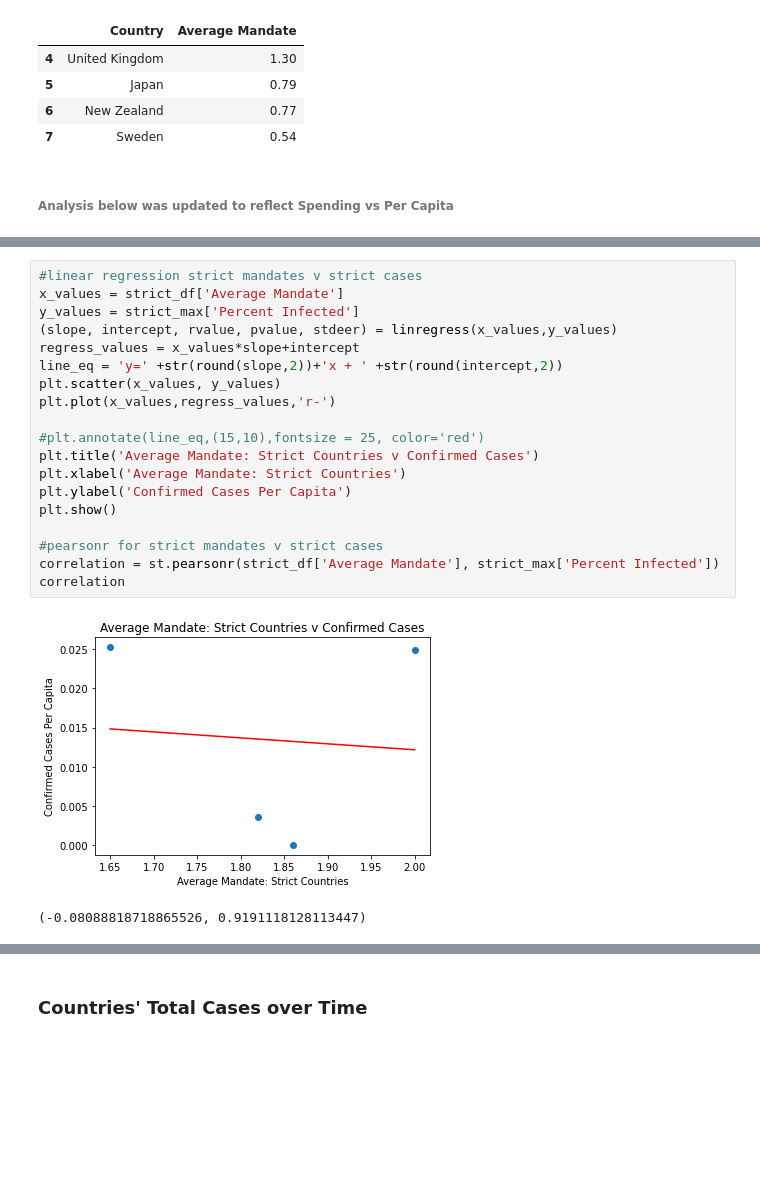
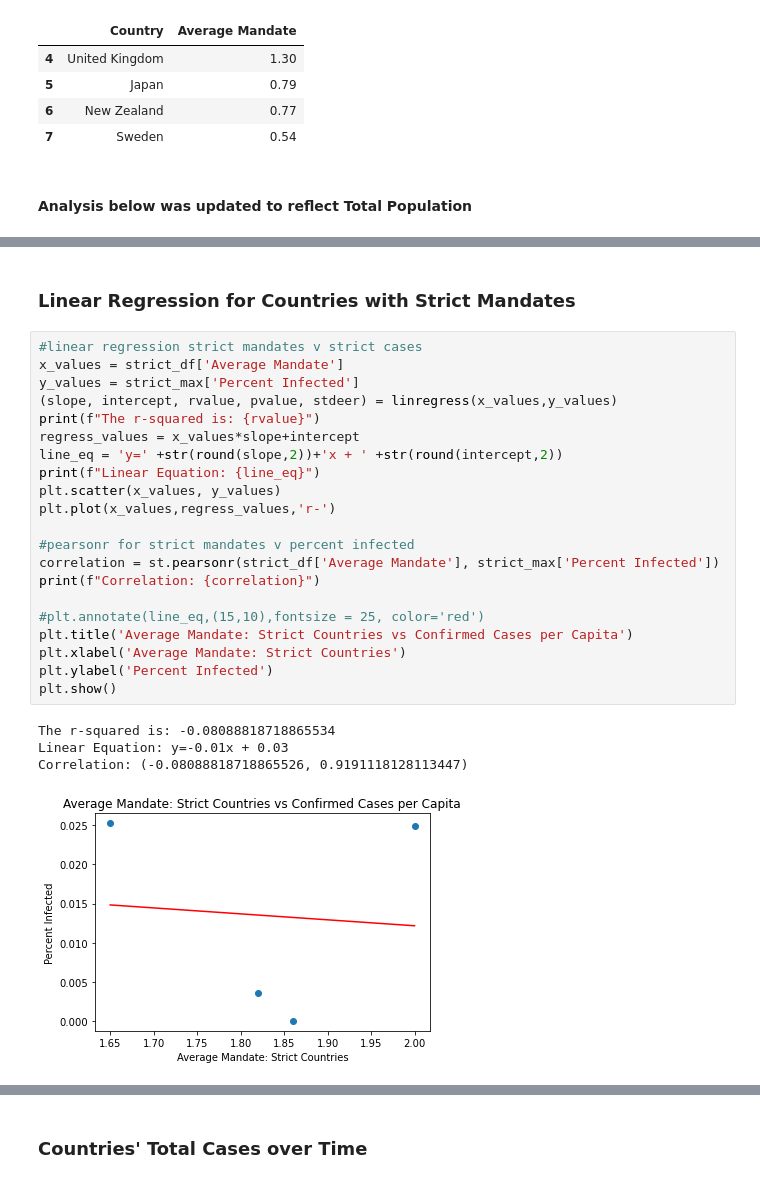
Before and after one commit to leslievazquez/Project_1, a Jupyter notebook: Data_Analysis_Notebook.ipynb, the cells around one changed output, grey strips where cells are left out. Cells and saved outputs as stored; diff of their text form; blank space fills up the shorter version.

```diff
--- a/Data_Analysis_Notebook.ipynb
+++ b/Data_Analysis_Notebook.ipynb
@@ -292,7 +292,7 @@ lax_df
 | 6 | New Zealand | 0.77 |
 | 7 | Sweden | 0.54 |
 # %% [markdown]
-###### Analysis below was updated to reflect Spending vs Per Capita
+#### Analysis below was updated to reflect Total Population
 # %%
 #The values below are from "worldometers.info"
 # Total populations as of Jan 1, 2020.
@@ -354,28 +354,34 @@ lax_max.style.format({"Percent Infected":"{:,.2%}", "Percent Deceased":"{:,.2%}"
 | 1502 | Japan | 2020-10-22 00:00:00 | 94524 | 1685 | 4822233 | 1.96% | ... |
 | 1800 | New Zealand | 2020-10-22 00:00:00 | 1558 | 25 | 10151866 | 0.02% | ... |
 | 2106 | Sweden | 2020-10-22 00:00:00 | 109326 | 5917 | 66575226 | 0.16% | ... |
+# %% [markdown]
+### Linear Regression for Countries with Strict Mandates
 # %%
 #linear regression strict mandates v strict cases
 x_values = strict_df['Average Mandate']
 y_values = strict_max['Percent Infected']
 (slope, intercept, rvalue, pvalue, stdeer) = linregress(x_values,y_values)
+print(f"The r-squared is: {rvalue}")
 regress_values = x_values*slope+intercept
 line_eq = 'y=' +str(round(slope,2))+'x + ' +str(round(intercept,2))
+print(f"Linear Equation: {line_eq}")
 plt.scatter(x_values, y_values)
 plt.plot(x_values,regress_values,'r-')
 
+#pearsonr for strict mandates v percent infected
+correlation = st.pearsonr(strict_df['Average Mandate'], strict_max['Percent Infected'])
+print(f"Correlation: {correlation}")
+
 #plt.annotate(line_eq,(15,10),fontsize = 25, color='red')
-plt.title('Average Mandate: Strict Countries v Confirmed Cases')
+plt.title('Average Mandate: Strict Countries vs Confirmed Cases per Capita')
 plt.xlabel('Average Mandate: Strict Countries')
-plt.ylabel('Confirmed Cases Per Capita')
+plt.ylabel('Percent Infected')
 plt.show()
-
-#pearsonr for strict mandates v strict cases
-correlation = st.pearsonr(strict_df['Average Mandate'], strict_max['Percent Infected'])
-correlation
 # %% [output]
+The r-squared is: -0.08088818718865534
+Linear Equation: y=-0.01x + 0.03
+Correlation: (-0.08088818718865526, 0.9191118128113447)
-[figure, old version]
+[figure, new version]
-(-0.08088818718865526, 0.9191118128113447)
 # %%
 #linear regression strict mandates v strict deaths
 x_values = strict_df['Average Mandate']
```
Also changed, not shown: parts of 15 cells of this notebook.
